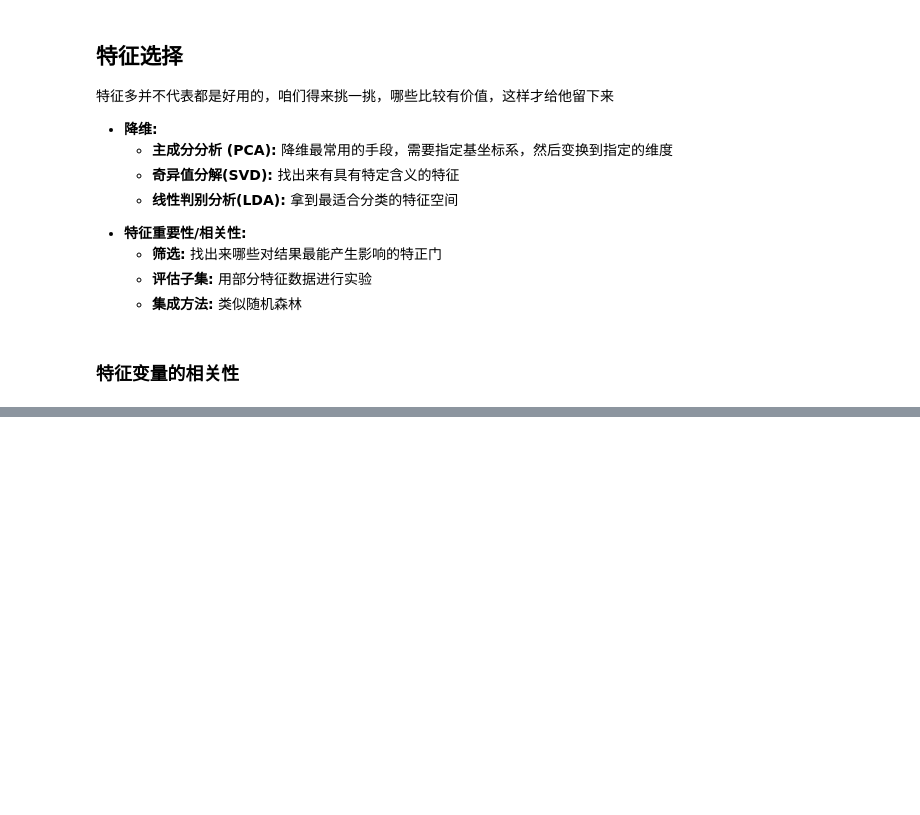
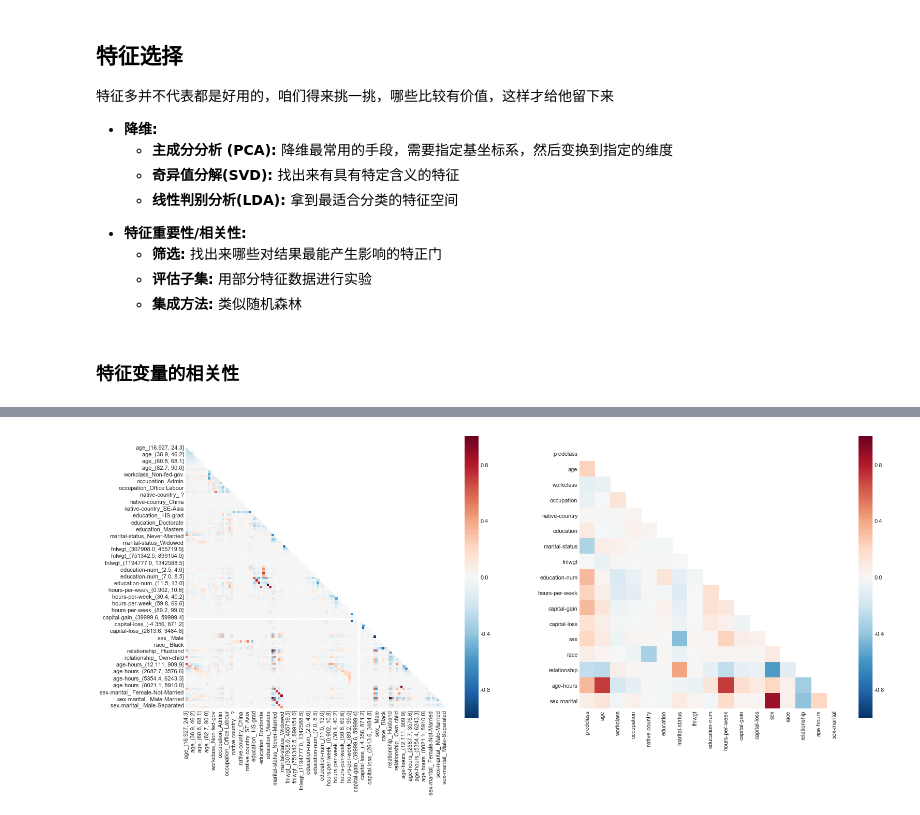
Before and after one commit to clayll/AdvancedDataAnalysis, a Jupyter notebook: docTang/5.人口普查数据集项目实战-收入预测/ll人口收入普查.ipynb, the cells around one changed output, grey strips where cells are left out. Saved outputs shown, nothing was run; the diff lists cells and outputs as text; code cells hidden in the pictures; blank space fills up the shorter version.

```diff
--- a/docTang/5.人口普查数据集项目实战-收入预测/ll人口收入普查.ipynb
+++ b/docTang/5.人口普查数据集项目实战-收入预测/ll人口收入普查.ipynb
@@ -635,14 +640,15 @@ dataset_bin_enc.corr()
 # %% [markdown]
 ### 特征变量的相关性
 # %%
+
 plt.figure(figsize=(25,10))
 plt.subplot(121)
 mask = np.zeros_like(dataset_bin_enc.corr(), dtype=np.bool)
 mask[np.triu_indices_from(mask)] = True
-sns.heatmap(data=dataset_bin_enc.corr(),cmap=sns.color_palette("RdBu_r", 100),square=True,mask=mask，vmin=-1, vmax=1)
+sns.heatmap(data=dataset_bin_enc.corr(),cmap=sns.color_palette("RdBu_r",100),square=True,mask=mask,vmin=-1, vmax=1)
 
 plt.subplot(122)
 mask = np.zeros_like(dataset_con_enc.corr(), dtype=np.bool)
 mask[np.triu_indices_from(mask)] = True
-sns.heatmap(data=dataset_con_enc.corr(),cmap=sns.color_palette("RdBu_r", 100),square=True,mask=mask,vmin=-1, vmax=1)
+sns.heatmap(data=dataset_con_enc.corr(),cmap=sns.color_palette("RdBu_r",100),square=True,mask=mask,vmin=-1, vmax=1)
 # %% [output]
@@ -649,0 +656 @@ SyntaxError: invalid character in identifier (<ipython-input-59-1c54496c79f2>, l
+[figure, added]
```
Also changed, not shown: parts of 11 cells of this notebook, 1 other file.
